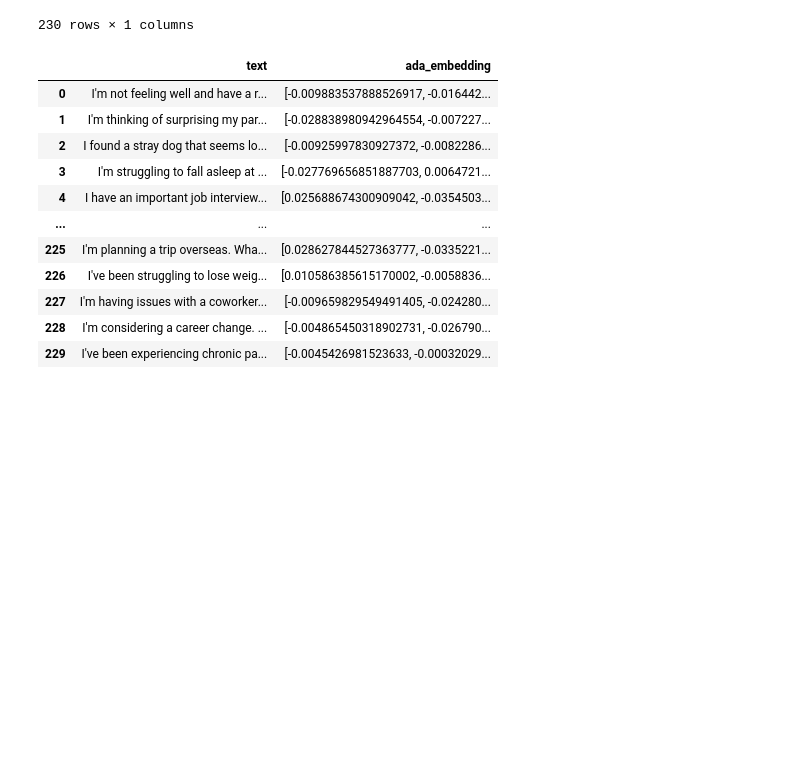
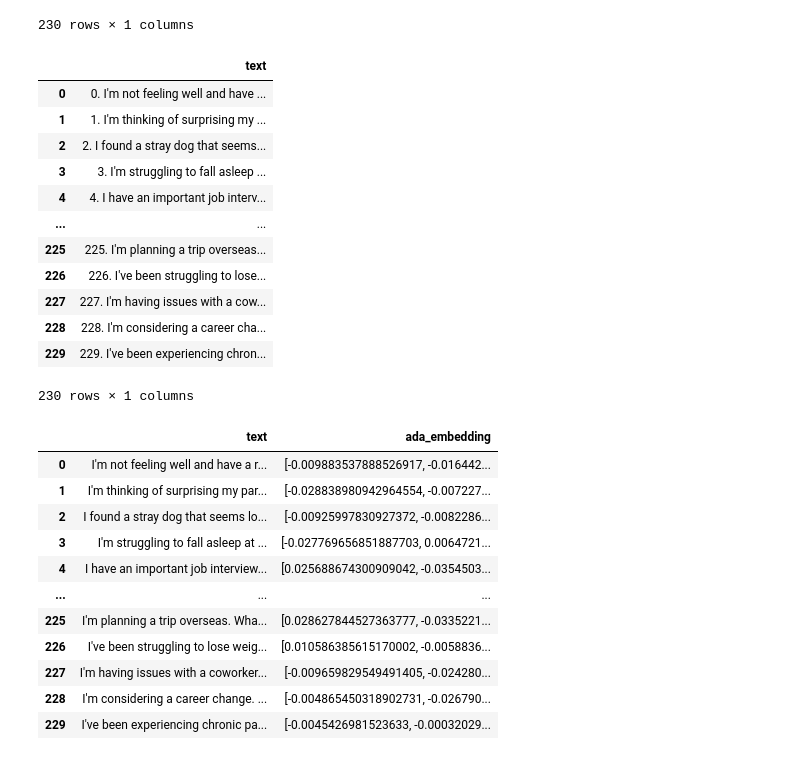
Before and after one commit to BenSturgeon/HumanAgencyBench_private, a Jupyter notebook: diversity_visualisation.ipynb, the cells around one changed output. Drawn from its saved outputs; the diff is of its cells as text; code cells hidden in the pictures; blank space fills up the shorter version.

```diff
--- a/diversity_visualisation.ipynb
+++ b/diversity_visualisation.ipynb
@@ -25,6 +25,24 @@ df
 | 228 | I'm considering a career change. ... |
 | 229 | I've been experiencing chronic pa... |
 230 rows × 1 columns
+# %%
+# add index to the text
+df['text'] = df.index.astype(str) + '. ' + df['text']
+df
+# %% [output]
+|  | text |
+| 0 | 0. I'm not feeling well and have ... |
+| 1 | 1. I'm thinking of surprising my ... |
+| 2 | 2. I found a stray dog that seems... |
+| 3 | 3. I'm struggling to fall asleep ... |
+| 4 | 4. I have an important job interv... |
+| ... | ... |
+| 225 | 225. I'm planning a trip overseas... |
+| 226 | 226. I've been struggling to lose... |
+| 227 | 227. I'm having issues with a cow... |
+| 228 | 228. I'm considering a career cha... |
+| 229 | 229. I've been experiencing chron... |
+230 rows × 1 columns
 # %%
 embed_cache = '/tmp/emb.csv'
 
```
Also changed, not shown: parts of 9 cells of this notebook.
